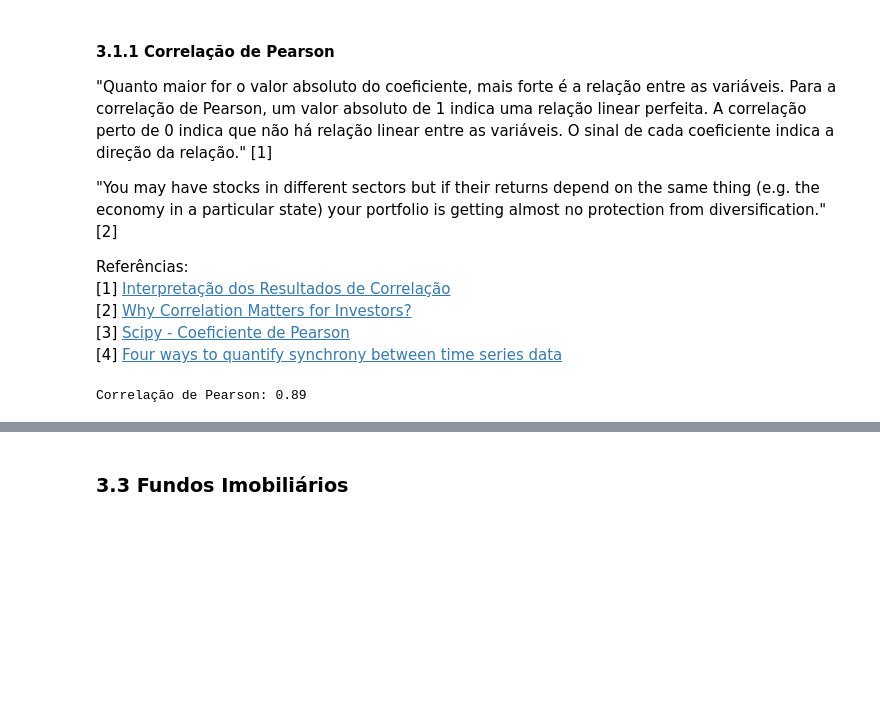
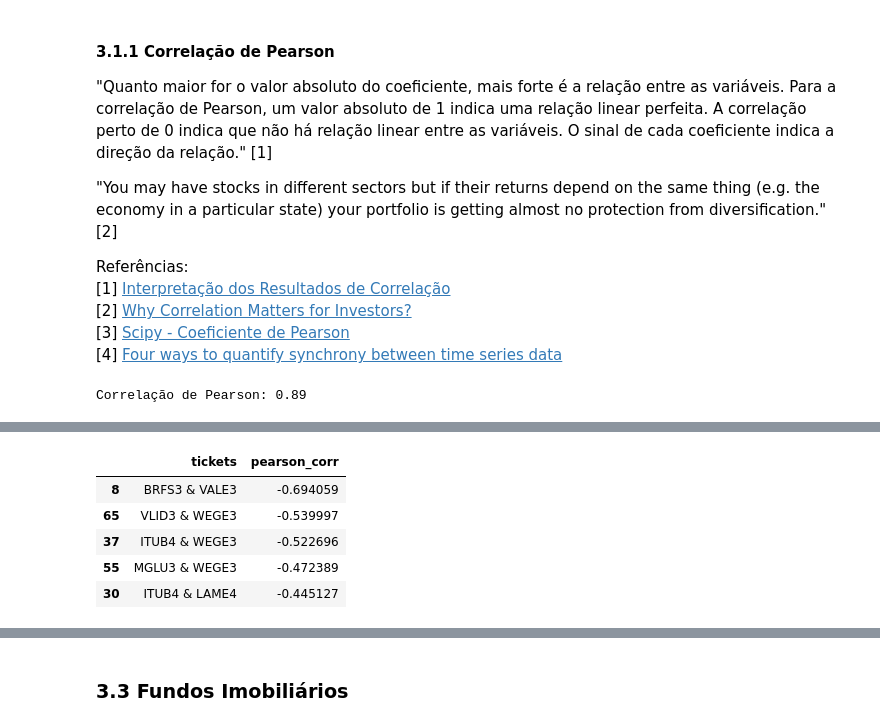
Before and after one commit to mso13/DataAnalysis-Ibovespa, a Jupyter notebook: src/Ibovespa Stocks Analysis.ipynb, the cells around one changed output, grey strips where cells are left out. Saved outputs shown, nothing was run; the diff lists cells and outputs as text; code cells hidden in the pictures; blank space fills up the shorter version.

```diff
--- a/src/Ibovespa Stocks Analysis.ipynb
+++ b/src/Ibovespa Stocks Analysis.ipynb
@@ -153,0 +242,12 @@ mglu3_19.head(4)
+# %%
+corr_df_sorted = corr_df.sort_values('pearson_corr', ascending=True).drop_duplicates('tickets', keep='first')
+# %%
+# Tickets com correlação negativa
+corr_df_sorted.head()
+# %% [output]
+|  | tickets | pearson_corr |
+| 8 | BRFS3 & VALE3 | -0.694059 |
+| 65 | VLID3 & WEGE3 | -0.539997 |
+| 37 | ITUB4 & WEGE3 | -0.522696 |
+| 55 | MGLU3 & WEGE3 | -0.472389 |
+| 30 | ITUB4 & LAME4 | -0.445127 |
```
Also changed, not shown: parts of 28 cells of this notebook, 1 other file.
